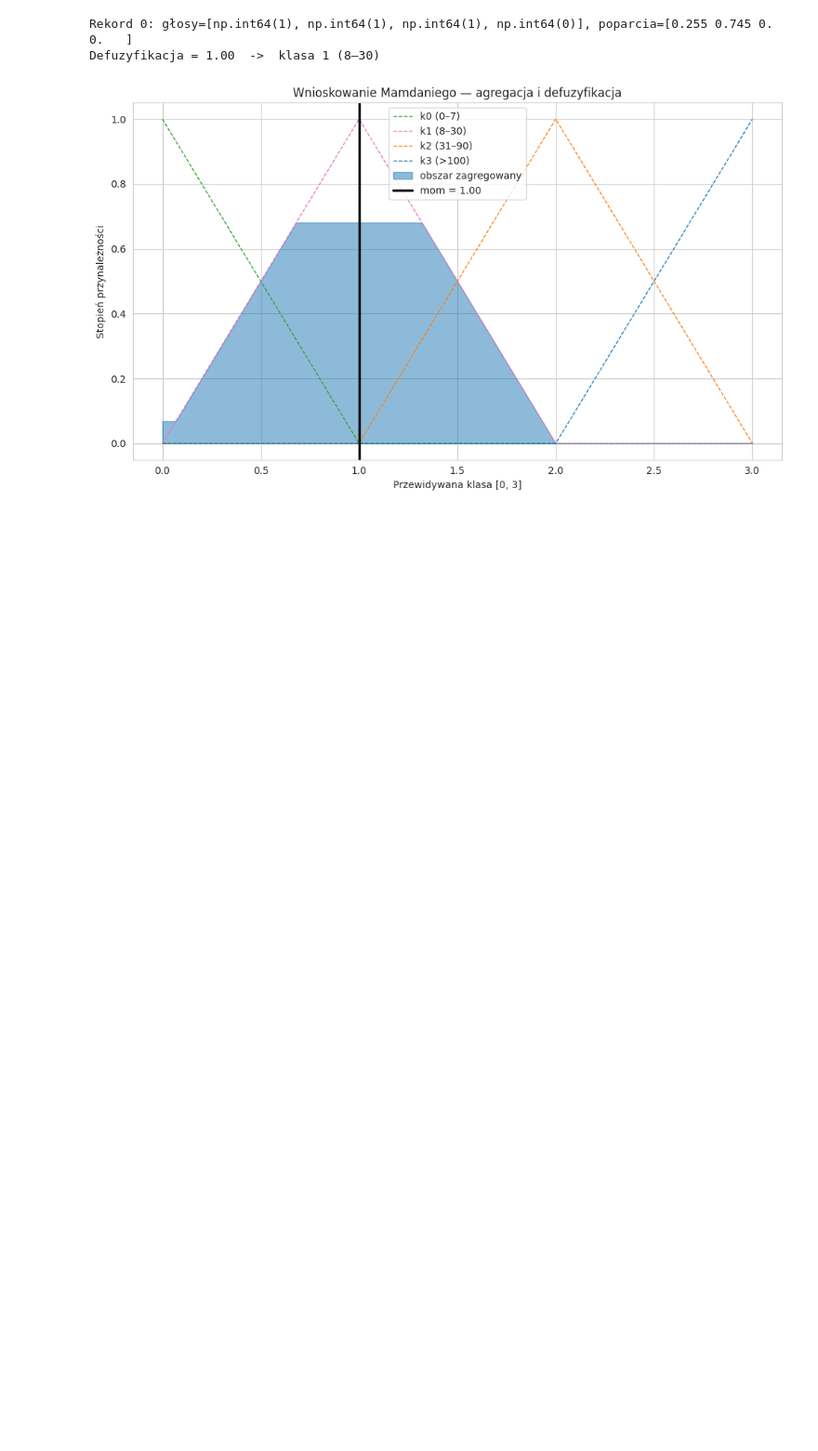
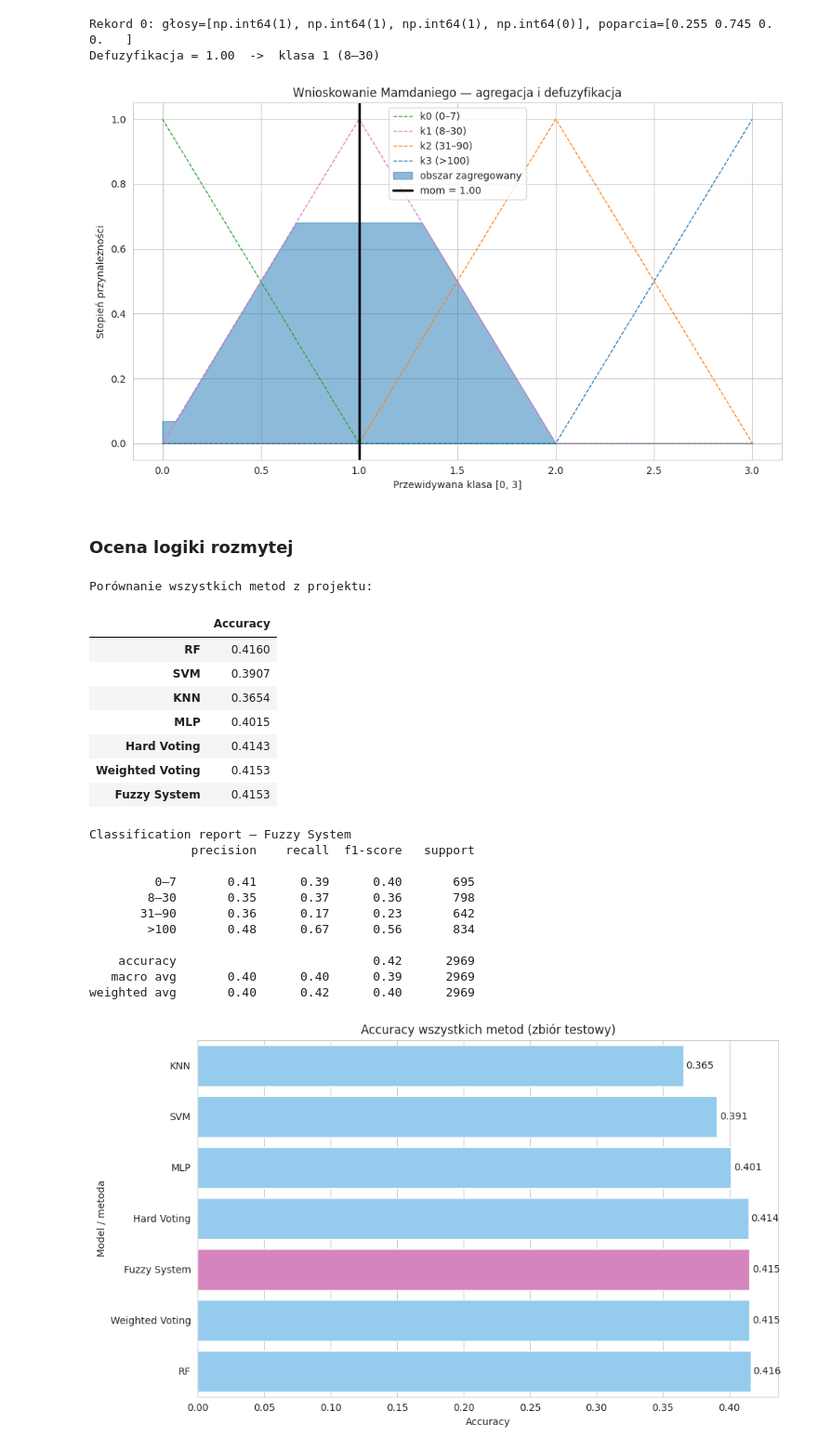
Before and after one commit to Carrie088/pet_adoption_ml, a Jupyter notebook: notebooks/08_fuzzy_logic.ipynb, the cells around one changed output. Shown at 93% size. Cells and saved outputs as stored; diff of their text form; code cells hidden in the pictures; blank space fills up the shorter version.

Commit message:
Add final comparison of all models and voting methods

```diff
--- a/notebooks/08_fuzzy_logic.ipynb
+++ b/notebooks/08_fuzzy_logic.ipynb
@@ -279,3 +280,65 @@ plt.show()
 Rekord 0: głosy=[np.int64(1), np.int64(1), np.int64(1), np.int64(0)], poparcia=[0.255 0.745 0.    0.   ]
 Defuzyfikacja = 1.00  ->  klasa 1 (8–30)
 [figure]
+# %% [markdown]
+### Ocena logiki rozmytej
+# %%
+acc_fuzzy = accuracy_score(y_test, fuzzy_class)
+
+hard_vote = np.array([np.bincount(row, minlength=4).argmax() for row in preds_matrix])
+weighted_vote = np.array([np.bincount(row, weights=weights, minlength=4).argmax() for row in preds_matrix])
+acc_hard = accuracy_score(y_test, hard_vote)
+acc_weighted = accuracy_score(y_test, weighted_vote)
+
+porownanie = pd.DataFrame({
+    'Accuracy': [
+        base_acc['Random Forest'],
+        base_acc['SVM'],
+        base_acc['KNN'],
+        base_acc['MLP'],
+        acc_hard,
+        acc_weighted,
+        acc_fuzzy,
+    ],
+}, index=['RF', 'SVM', 'KNN', 'MLP', 'Hard Voting', 'Weighted Voting', 'Fuzzy System'])
+
+print('Porównanie wszystkich metod z projektu:')
+display(porownanie.round(4))
+
+print('Classification report — Fuzzy System')
+print(classification_report(y_test, fuzzy_class, target_names=CLASS_NAMES, zero_division=0))
+
+uporzadkowane = porownanie['Accuracy'].sort_values()
+kolory = ['tab:pink' if 'Fuzzy' in idx else 'lightskyblue' for idx in uporzadkowane.index]
+plt.figure(figsize=(10, 6))
+sns.barplot(x=uporzadkowane.values, y=uporzadkowane.index,
+            hue=uporzadkowane.index, palette=kolory, legend=False)
+for i, v in enumerate(uporzadkowane.values):
+    plt.text(v + 0.002, i, f'{v:.3f}', va='center')
+plt.title('Accuracy wszystkich metod (zbiór testowy)')
+plt.xlabel('Accuracy')
+plt.ylabel('Model / metoda')
+plt.tight_layout()
+plt.show()
+# %% [output]
+Porównanie wszystkich metod z projektu:
+|  | Accuracy |
+| RF | 0.4160 |
+| SVM | 0.3907 |
+| KNN | 0.3654 |
+| MLP | 0.4015 |
+| Hard Voting | 0.4143 |
+| Weighted Voting | 0.4153 |
+| Fuzzy System | 0.4153 |
+Classification report — Fuzzy System
+              precision    recall  f1-score   support
+
+         0–7       0.41      0.39      0.40       695
+        8–30       0.35      0.37      0.36       798
+       31–90       0.36      0.17      0.23       642
+        >100       0.48      0.67      0.56       834
+
+    accuracy                           0.42      2969
+   macro avg       0.40      0.40      0.39      2969
+weighted avg       0.40      0.42      0.40      2969
+[figure, added]
```
Also changed, not shown: parts of 1 cell of this notebook.
